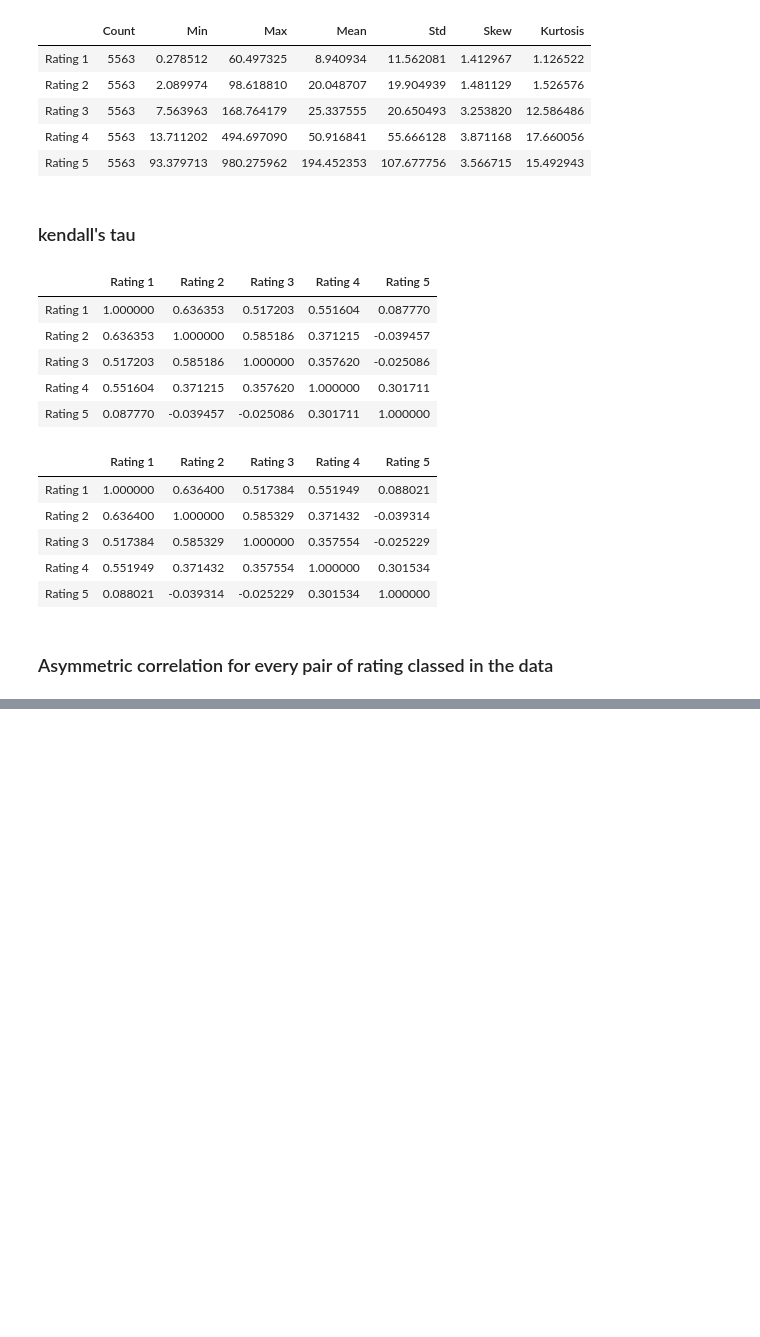
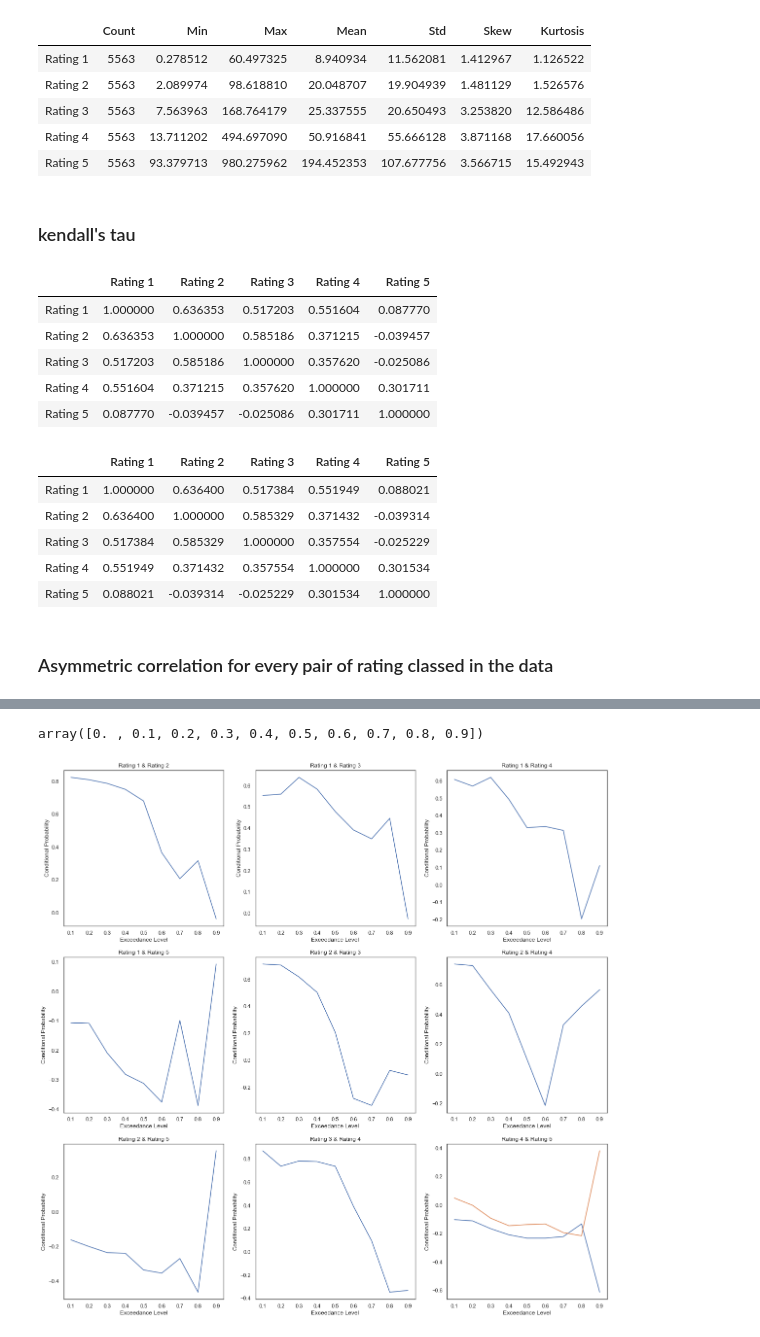
Before and after one commit to kindhjj/copula_risk_model, a Jupyter notebook: code/comb_data_v1.ipynb, the cells around one changed output, grey strips where cells are left out. Drawn from its saved outputs; the diff is of its cells as text; code cells hidden in the pictures; blank space fills up the shorter version.

```diff
--- a/code/comb_data_v1.ipynb
+++ b/code/comb_data_v1.ipynb
@@ -159,0 +224,51 @@ data_df.head()
+# %%
+i = 0.1
+x1 = data_df['Rating 1']
+x2 = data_df['Rating 2']
+result_list = []
+for i in range(1,9,1):
+    i = i/10
+    q1 = x1[x1>x1.quantile(i)]
+    q2 = x2[x2>x2.quantile(i)]
+    length = min(len(q1),len(q2))
+    q1 = q1[:length]
+    q2 = q2[:length]
+    result_list.append(np.corrcoef(q1, q2)[0][1])
+# %%
+np.arange(0,1,0.1)
+# %% [output]
+array([0. , 0.1, 0.2, 0.3, 0.4, 0.5, 0.6, 0.7, 0.8, 0.9])
+# %%
+def asymmetric_corr(data_df):
+    rating_class = data_df.columns
+    count = 0
+
+    plt.figure(figsize=(20,20))
+    for i in range(len(rating_class)):
+
+        for m in range(i+1,len(rating_class)):
+            result_list = []
+            rating_1 = data_df[rating_class[i]]
+            rating_2 = data_df[rating_class[m]]
+            title = rating_class[i] + ' & ' + rating_class[m]
+            for q in np.arange(0.1,1,0.1):
+                sub_rating_1 = rating_1[rating_1>rating_1.quantile(q)]
+                sub_rating_2 = rating_2[rating_2>rating_2.quantile(q)]
+                length = min(len(sub_rating_1),len(sub_rating_2))
+                sub_rating_1 = sub_rating_1[:length]
+                sub_rating_2 = sub_rating_2[:length]
+                result_list.append(np.corrcoef(sub_rating_1,sub_rating_2)[0][1])
+            count +=1
+            loc= int(str(33)+str(count))
+            if count==10:
+                pass
+            else:
+                plt.subplot(loc)
+            plt.plot(np.arange(0.1,1,0.1),result_list)
+            plt.title(title)
+            plt.xlabel('Exceedance Level')
+            plt.ylabel('Conditional Probability')
+# %%
+asymmetric_corr(data_df)
+# %% [output]
+[figure, added]
```
Also changed, not shown: parts of 10 cells of this notebook, 5 other files.
